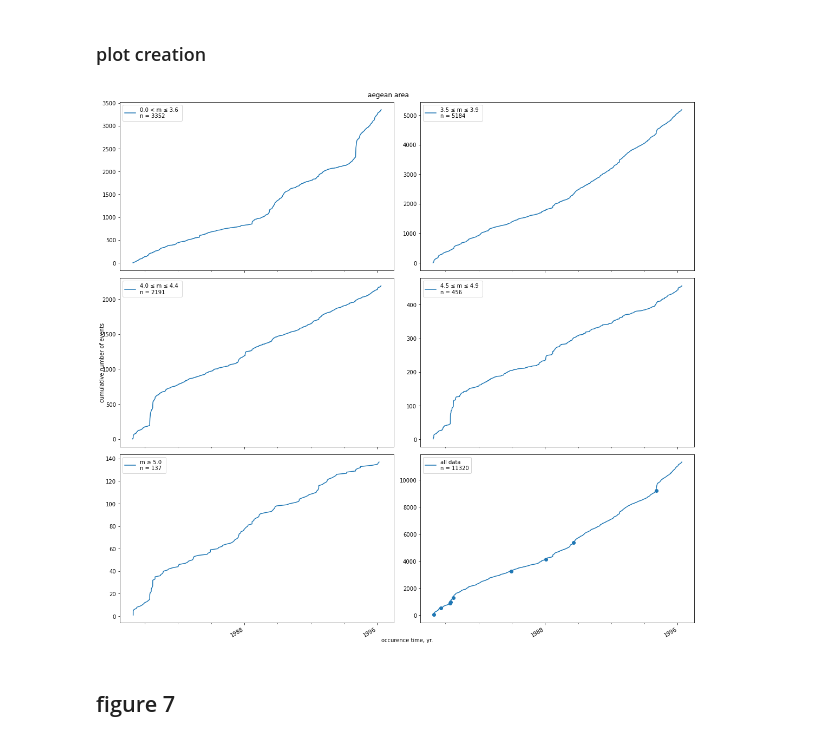
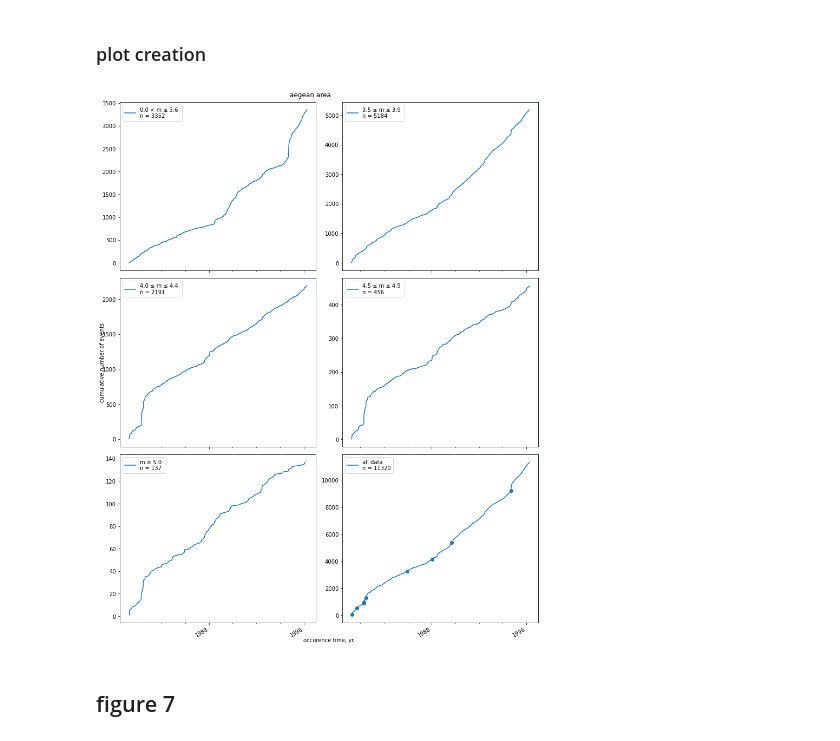
Before and after one commit to float3rs/dL, a Jupyter notebook: final/project1.ipynb, the cells around one changed output. Saved outputs shown, nothing was run; the diff lists cells and outputs as text; code cells hidden in the pictures.

Commit message:
plots complete

```diff
--- a/final/project1.ipynb
+++ b/final/project1.ipynb
@@ -633,7 +634,7 @@ df_papr_fig5L = df_papr[filtr].copy()
 # %% [markdown]
 ### plot creation
 # %%
-(fig5, ax5) = pyplot.subplots(nrows=3, ncols=2, sharex=True, figsize=(16, 15))
+(fig5, ax5) = pyplot.subplots(nrows=3, ncols=2, sharex=True, figsize=(12, 15))
 
 x_fig5a = df_papr_fig5a.index
 y_fig5a = df_papr_fig5a['event']
@@ -666,34 +667,34 @@ lctr_major_fig5 = dates.MonthLocator(interval=96)
 lctr_minor_fig5 = dates.MonthLocator(interval=24)
 
 for i in range(0,3):
     for j in range(0,2):
         ax5[i][j].xaxis.set_major_locator(lctr_major_fig5)
         ax5[i][j].xaxis.set_minor_locator(lctr_minor_fig5)
 
 fmtr_major_fig5 = dates.DateFormatter('%Y')
 
 for i in range(0,3):
     for j in range(0,2):
         ax5[i][j].xaxis.set_major_formatter(fmtr_major_fig5)
 
 fig5.suptitle('aegean area')
 
 fig5.add_subplot(111, frame_on=False)
 pyplot.tick_params(labelcolor="none", bottom=False, left=False)
 pyplot.xlabel("occurence time, yr.")
 pyplot.ylabel("cumulative number of events")
 
 ax5[0][0].legend(('0.0 < m ≤ 3.6 \nn = {0}'.format(y_fig5a.max()),), loc="upper left")
 ax5[0][1].legend(('3.5 ≤ m ≤ 3.9 \nn = {0}'.format(y_fig5b.max()),), loc="upper left")
 ax5[1][0].legend(('4.0 ≤ m ≤ 4.4 \nn = {0}'.format(y_fig5c.max()),), loc="upper left")
 ax5[1][1].legend(('4.5 ≤ m ≤ 4.9 \nn = {0}'.format(y_fig5d.max()),), loc="upper left")
 ax5[2][0].legend(('m ≥ 5.0 \nn = {0}'.format(y_fig5e.max()),), loc="upper left")
 ax5[2][1].legend(('all data \nn = {0}'.format(y_fig5f.max()),), loc="upper left")
 
 fig5.set_tight_layout(True)
 fig5.autofmt_xdate()
 # %% [output]
-[figure, old version]
+[figure, new version]
 # %% [markdown]
 ## figure 7
 # %% [markdown]
```
Also changed, not shown: parts of 4 cells of this notebook.
